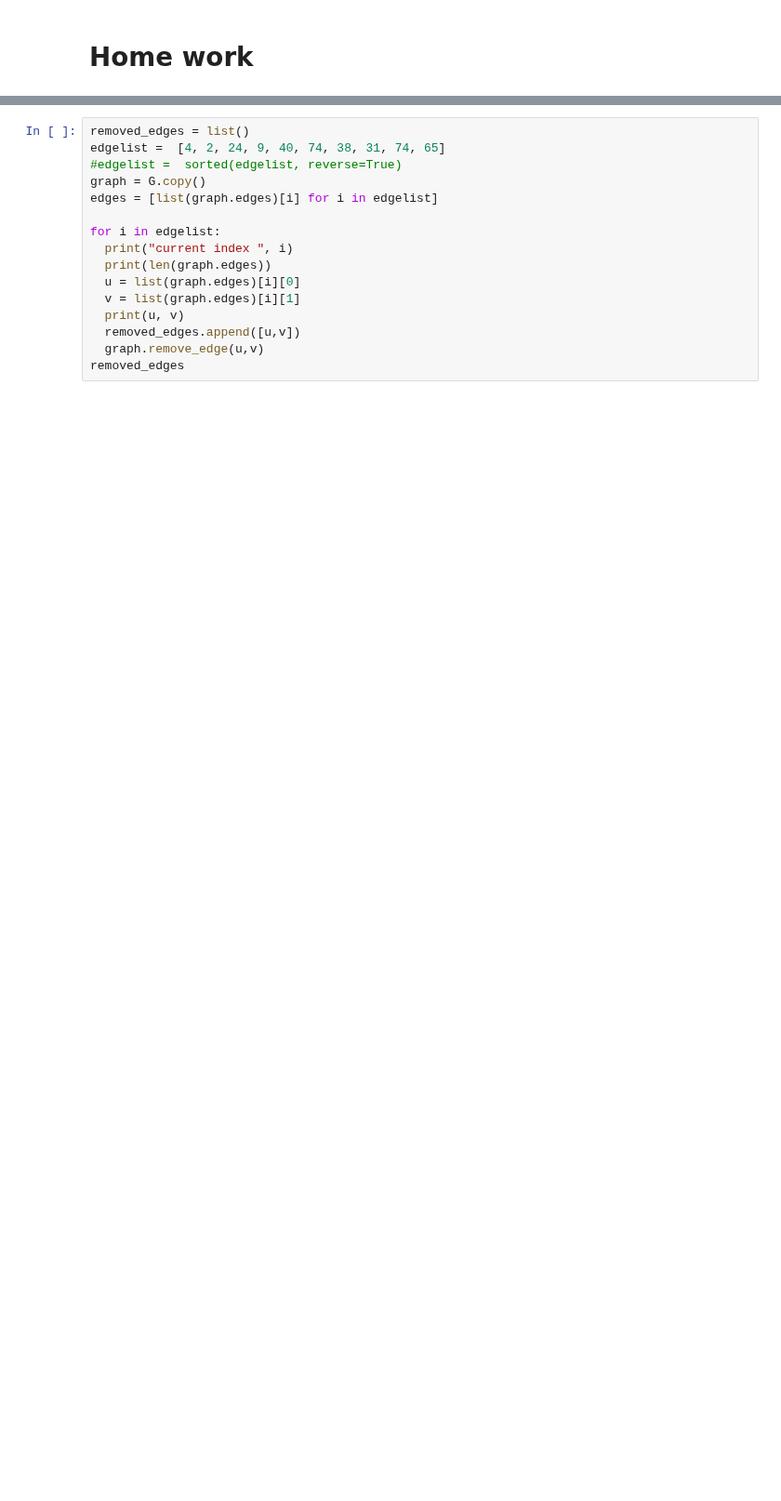
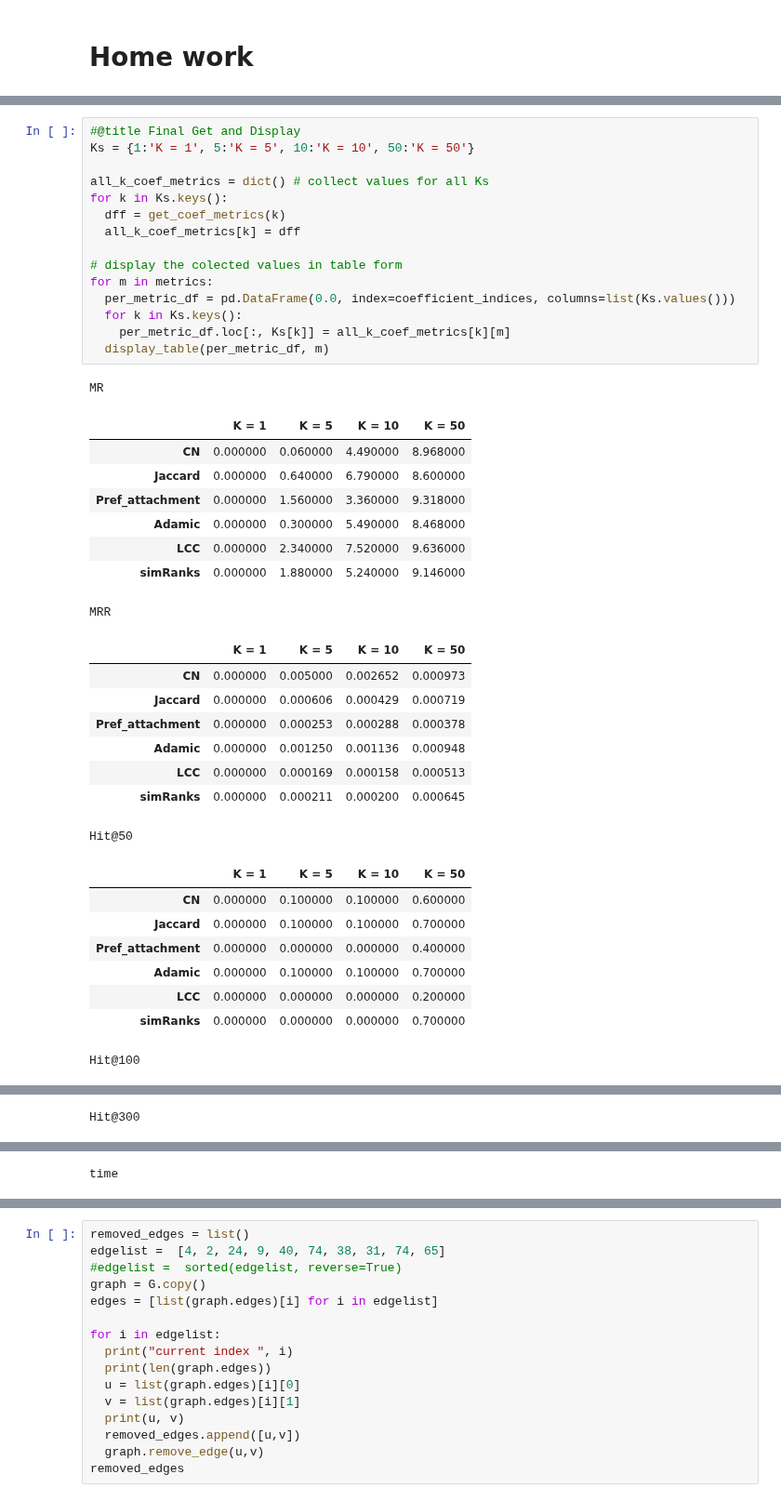
Before and after one commit to mequanent/Social-Networks, a Jupyter notebook: SN_Link_Prediction.ipynb, the cells around one changed output, grey strips where cells are left out. Shown at 93% size. Saved outputs shown, nothing was run; the diff lists cells and outputs as text; blank space fills up the shorter version.

```diff
--- a/SN_Link_Prediction.ipynb
+++ b/SN_Link_Prediction.ipynb
@@ -244,0 +314,41 @@ table
+# %%
+#@title Final Get and Display
+Ks = {1:'K = 1', 5:'K = 5', 10:'K = 10', 50:'K = 50'}
+
+all_k_coef_metrics = dict() # collect values for all Ks
+for k in Ks.keys():
+  dff = get_coef_metrics(k)
+  all_k_coef_metrics[k] = dff
+
+# display the colected values in table form
+for m in metrics:
+  per_metric_df = pd.DataFrame(0.0, index=coefficient_indices, columns=list(Ks.values()))
+  for k in Ks.keys():
+    per_metric_df.loc[:, Ks[k]] = all_k_coef_metrics[k][m]
+  display_table(per_metric_df, m)
+# %% [output]
+MR
+|  | K = 1 | K = 5 | K = 10 | K = 50 |
+| CN | 0.000000 | 0.060000 | 4.490000 | 8.968000 |
+| Jaccard | 0.000000 | 0.640000 | 6.790000 | 8.600000 |
+| Pref_attachment | 0.000000 | 1.560000 | 3.360000 | 9.318000 |
+| Adamic | 0.000000 | 0.300000 | 5.490000 | 8.468000 |
+| LCC | 0.000000 | 2.340000 | 7.520000 | 9.636000 |
+| simRanks | 0.000000 | 1.880000 | 5.240000 | 9.146000 |
+MRR
+|  | K = 1 | K = 5 | K = 10 | K = 50 |
+| CN | 0.000000 | 0.005000 | 0.002652 | 0.000973 |
+| Jaccard | 0.000000 | 0.000606 | 0.000429 | 0.000719 |
+| Pref_attachment | 0.000000 | 0.000253 | 0.000288 | 0.000378 |
+| Adamic | 0.000000 | 0.001250 | 0.001136 | 0.000948 |
+| LCC | 0.000000 | 0.000169 | 0.000158 | 0.000513 |
+| simRanks | 0.000000 | 0.000211 | 0.000200 | 0.000645 |
+Hit@50
+|  | K = 1 | K = 5 | K = 10 | K = 50 |
+| CN | 0.000000 | 0.100000 | 0.100000 | 0.600000 |
+| Jaccard | 0.000000 | 0.100000 | 0.100000 | 0.700000 |
+| Pref_attachment | 0.000000 | 0.000000 | 0.000000 | 0.400000 |
+| Adamic | 0.000000 | 0.100000 | 0.100000 | 0.700000 |
+| LCC | 0.000000 | 0.000000 | 0.000000 | 0.200000 |
+| simRanks | 0.000000 | 0.000000 | 0.000000 | 0.700000 |
+Hit@100
@@ -244,0 +362 @@ table
+Hit@300
@@ -244,0 +370 @@ table
+time
```
Also changed, not shown: parts of 38 cells of this notebook.
